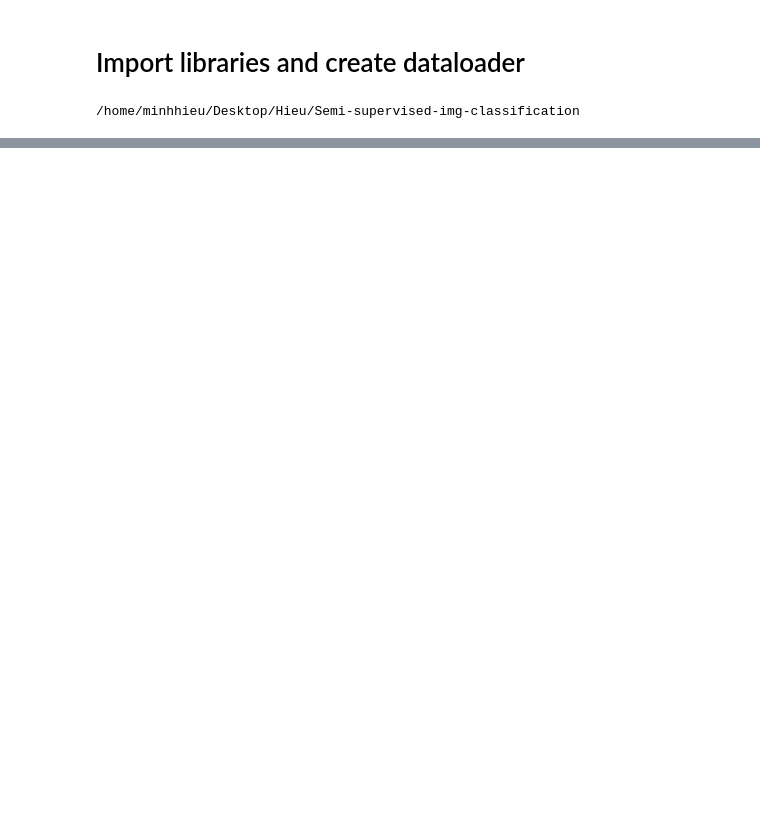
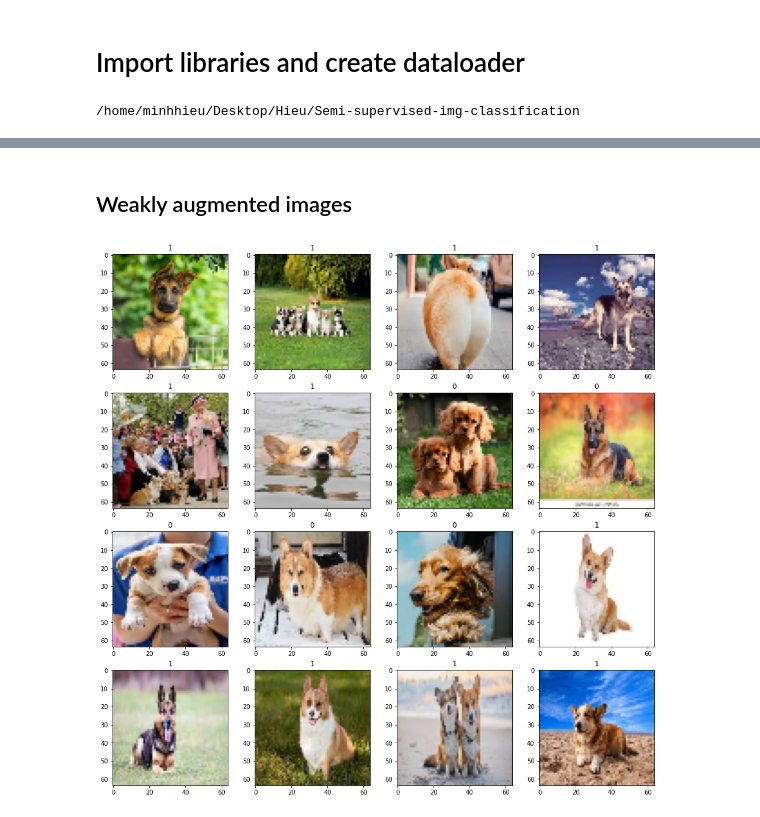
Before and after one commit to hieubkvn123/Semi-supervised-img-classification, a Jupyter notebook: notebooks/DataLoaderTest.ipynb, the cells around one changed output, grey strips where cells are left out. Cells and saved outputs as stored; diff of their text form; code cells hidden in the pictures; blank space fills up the shorter version.

```diff
--- a/notebooks/DataLoaderTest.ipynb
+++ b/notebooks/DataLoaderTest.ipynb
@@ -46,0 +73,14 @@ plt.show()
+# %% [markdown]
+## Weakly augmented images
+# %%
+fig, ax = plt.subplots(4, 4, figsize=(16, 16))
+for i in range(16):
+    row = i // 4
+    col = i %  4
+
+    ax[row][col].imshow(X[i])
+    ax[row][col].set_title(Y[i])
+
+plt.show()
+# %% [output]
+[figure, added]
```
Also changed, not shown: parts of 10 cells of this notebook.
